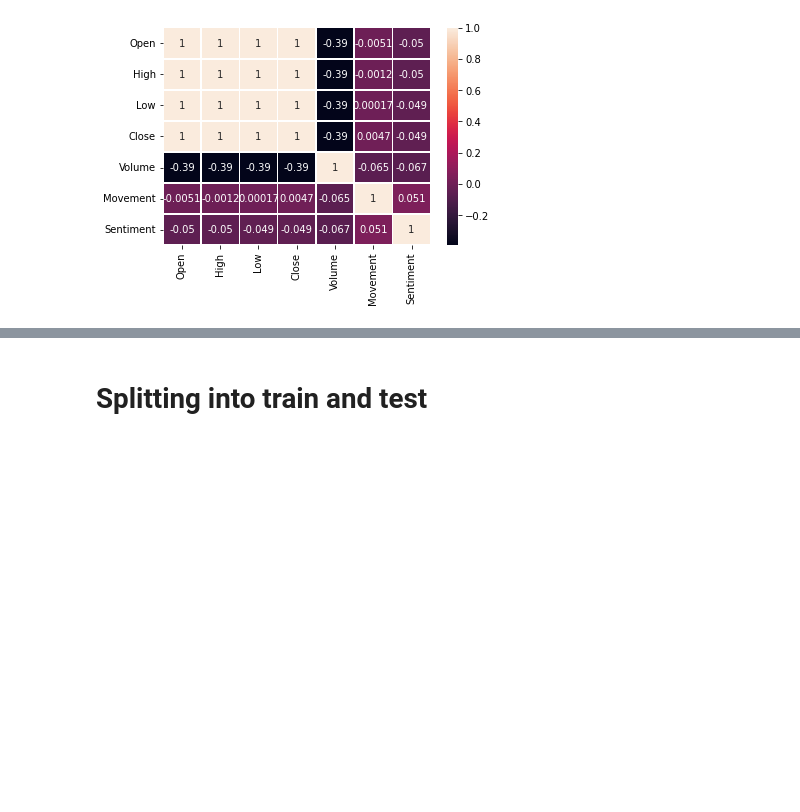
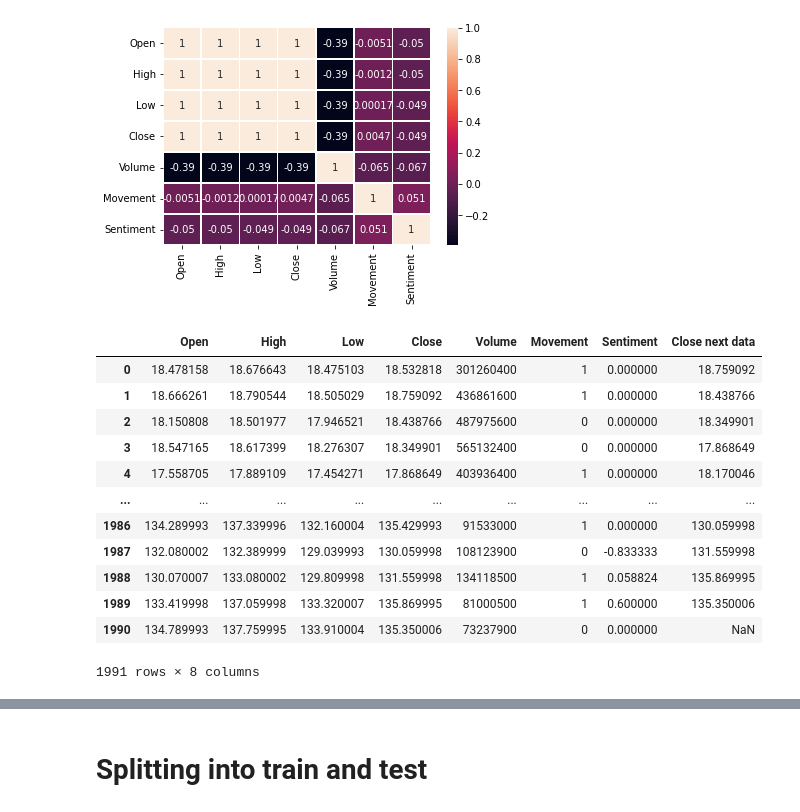
Before and after one commit to AnshulRustogi/Stock-Market-Movement-Predictor, a Jupyter notebook: model/ML_models.ipynb, the cells around one changed output, grey strips where cells are left out. Cells and saved outputs as stored; diff of their text form; code cells hidden in the pictures; blank space fills up the shorter version.

```diff
--- a/model/ML_models.ipynb
+++ b/model/ML_models.ipynb
@@ -96,4 +96,21 @@ sns.heatmap(final.corr(), linewidth=0.5, annot=True)
 # %% [output]
 <matplotlib.axes._subplots.AxesSubplot at 0x...>
 [figure]
+# %%
+final['Close next data'] = final['Close'].shift(-1)
+final
+# %% [output]
+|  | Open | High | Low | Close | Volume | Movement | Sentiment | Close next data |
+| 0 | 18.478158 | 18.676643 | 18.475103 | 18.532818 | 301260400 | 1 | 0.000000 | 18.759092 |
+| 1 | 18.666261 | 18.790544 | 18.505029 | 18.759092 | 436861600 | 1 | 0.000000 | 18.438766 |
+| 2 | 18.150808 | 18.501977 | 17.946521 | 18.438766 | 487975600 | 0 | 0.000000 | 18.349901 |
+| 3 | 18.547165 | 18.617399 | 18.276307 | 18.349901 | 565132400 | 0 | 0.000000 | 17.868649 |
+| 4 | 17.558705 | 17.889109 | 17.454271 | 17.868649 | 403936400 | 1 | 0.000000 | 18.170046 |
+| ... | ... | ... | ... | ... | ... | ... | ... | ... |
+| 1986 | 134.289993 | 137.339996 | 132.160004 | 135.429993 | 91533000 | 1 | 0.000000 | 130.059998 |
+| 1987 | 132.080002 | 132.389999 | 129.039993 | 130.059998 | 108123900 | 0 | -0.833333 | 131.559998 |
+| 1988 | 130.070007 | 133.080002 | 129.809998 | 131.559998 | 134118500 | 1 | 0.058824 | 135.869995 |
+| 1989 | 133.419998 | 137.059998 | 133.320007 | 135.869995 | 81000500 | 1 | 0.600000 | 135.350006 |
+| 1990 | 134.789993 | 137.759995 | 133.910004 | 135.350006 | 73237900 | 0 | 0.000000 | NaN |
+1991 rows × 8 columns
 # %%
```
Also changed, not shown: parts of 30 cells of this notebook.
